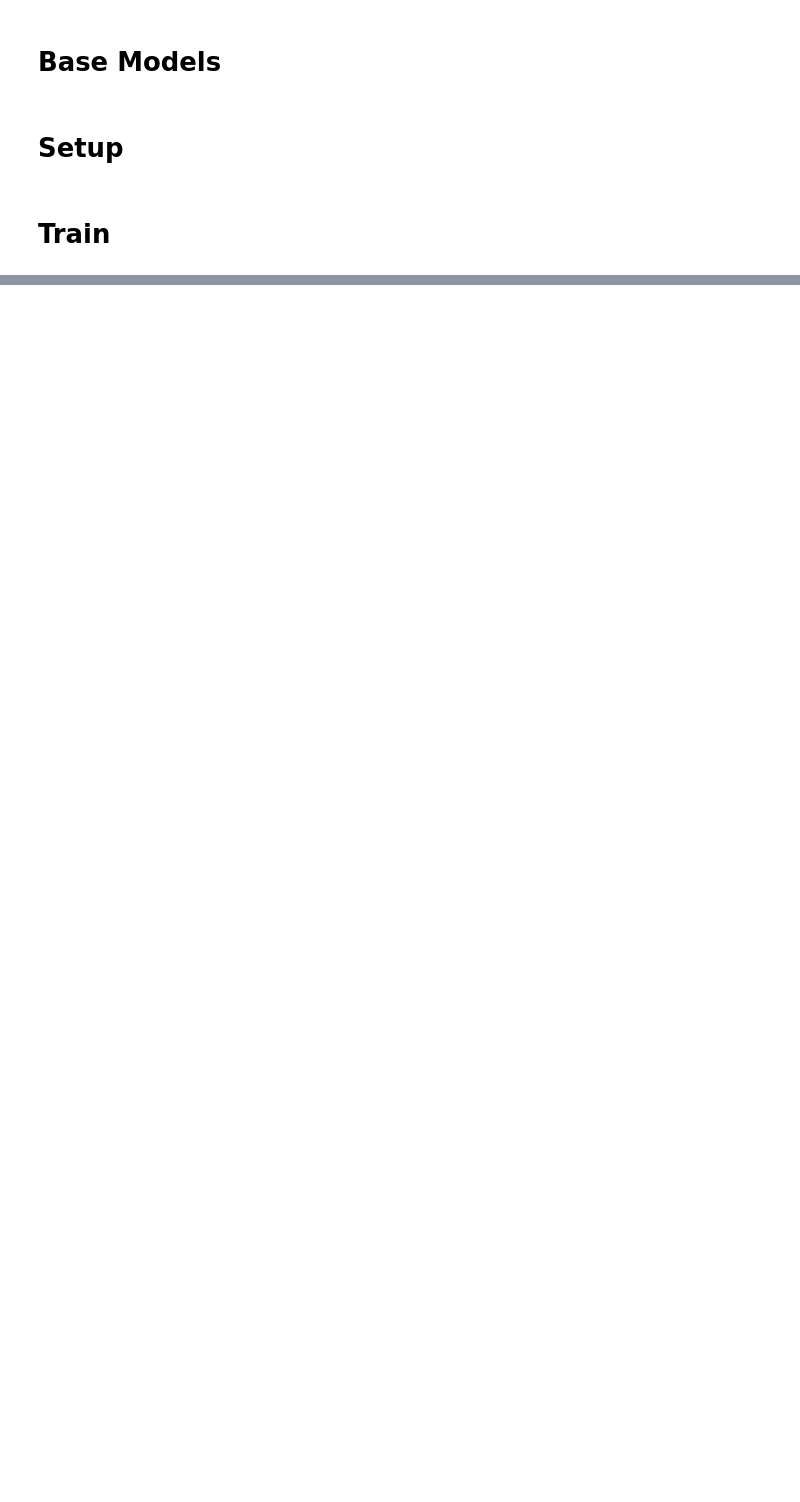
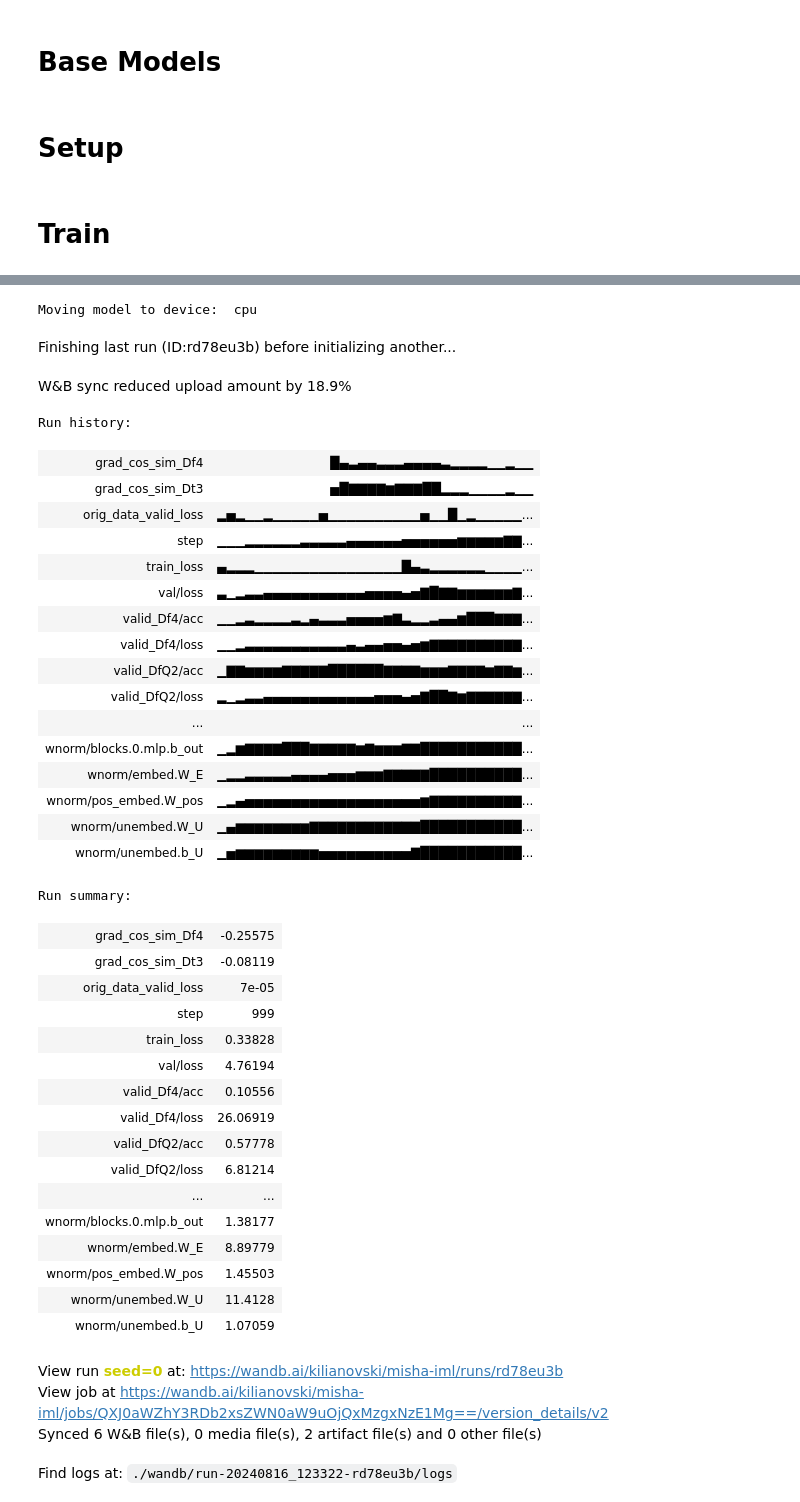
Before and after one commit to fletchel/aisc_oocl_experiments, a Jupyter notebook: notebooks/00_02_grad_alignment.ipynb, the cells around one changed output, grey strips where cells are left out. Drawn from its saved outputs; the diff is of its cells as text; code cells hidden in the pictures; blank space fills up the shorter version.

Commit message:
Clean up IML training pipeline

```diff
--- a/notebooks/00_02_grad_alignment.ipynb
+++ b/notebooks/00_02_grad_alignment.ipynb
@@ -22,6 +22,22 @@ transformer_config = dict(
     normalization_type='LN',
     attn_only=False,
 )
+# %%
+checkpoint_path = './multiplication_model.pt'
+
+
+transformer_config = dict(
+    d_vocab=512,
+    n_layers=1,
+    d_model=1024,
+    d_head=256,
+    n_heads=4,
+    d_mlp=4096,
+    n_ctx=5,
+    act_fn="relu",  # gelu?
+    normalization_type=None,
+    attn_only=False,
+)
 # %%
 from argparse import Namespace
 from dataclasses import dataclass, asdict
@@ -182,6 +196,9 @@ def count_parameters(model):
 #     noisy_label_mask = torch.tensor(list(map(lambda x: any(int(l) in noisy_labels for l in x) , tokens[:, :2])))
 #     noisy_label_mask = noisy_label_mask & (tokens[:, 0] != 242)
 #     tokens[noisy_label_mask][:, -1] = torch.randint(0, 120*2, size=(len(tokens[noisy_label_mask]),))
+# %%
+def get_weight_norms(model):
+    return {f'wnorm/{n}':p.detach().norm().item() for n,p in model.named_parameters()}
 # %%
 def train_iml(args, checkpoint_path=checkpoint_path):
     mod = DataParams.mod
@@ -456,13 +497,14 @@ def train_iml(args, checkpoint_path=checkpoint_path):
     torch.save(model.state_dict(), new_checkpoint_path)
     print(f'saved to {new_checkpoint_path}')
 # %%
-for seed in [0,1,2,3,4]:
+for seed in range(1):
     args = Namespace(
         model_path='./models/transformers/',
         # model_name='grokking_prod_120_2_0.1_attnonly_True20240709_180213.pt',
-        wandb_group_name='gradalignm_1024_1L_s1=500',
+        wandb_group_name='Luans_model',
         wandb_experiment_name=f'seed={seed}',
         saved_model_name=None,
+        log_grad_alignment_freq=50,
         seed=seed,
         save_steps=[500, 950])
 
@@ -501,0 +541,56 @@ Finishing last run (ID:xa7inev2) before initializing another...
+# %%
+for seed in range(2, 10):
+    args = Namespace(
+        model_path='./models/transformers/',
+        # model_name='grokking_prod_120_2_0.1_attnonly_True20240709_180213.pt',
+        wandb_group_name='Luans_model',
+        wandb_experiment_name=f'seed={seed}',
+        saved_model_name=None,
+        log_grad_alignment_freq=50,
+        seed=seed,
+        save_steps=[500, 950])
+
+
+    train_iml(args)
+# %% [output]
+Moving model to device:  cpu
+Finishing last run (ID:rd78eu3b) before initializing another...
+W&B sync reduced upload amount by 18.9%
+Run history:
+| grad_cos_sim_Df4 | █▄▃▄▄▃▃▃▄▄▄▄▃▂▂▂▂▁▁▂▁▁ |
+| grad_cos_sim_Dt3 | ▅█▇▇▇▇▆▇▇▇██▂▂▂▁▁▁▁▂▁▁ |
+| orig_data_valid_loss | ▂▅▂▁▁▂▁▁▁▁▁▅▁▁▁▁▁▁▁▁▁▁▅▁▁█▁▂▁▁▁▁▁... |
+| step | ▁▁▁▂▂▂▂▂▂▃▃▃▃▃▄▄▄▄▄▄▅▅▅▅▅▅▆▆▆▆▆▇▇... |
+| train_loss | ▄▂▂▂▁▁▁▁▁▁▁▁▁▁▁▁▁▁▁▁█▄▃▂▂▂▂▂▂▁▁▁▁... |
+| val/loss | ▃▁▂▃▃▄▄▄▄▄▄▄▄▄▄▄▅▅▅▅▄▅▇█▇▇▆▆▆▆▆▆▇... |
+| valid_Df4/acc | ▁▁▂▃▂▂▂▂▃▂▄▃▃▃▅▅▅▅▆▇▃▂▂▃▄▄▆███▇▇▇... |
+| valid_Df4/loss | ▁▁▂▃▃▃▃▃▃▃▃▃▃▃▄▃▄▄▅▅▄▅▆▇▇▇▇▇▇▇▇▇▇... |
+| valid_DfQ2/acc | ▁▇▇▆▆▆▆▇▇▇▇▇██████▇▇▇▇▆▆▆▇▇▇▇▆▇▇▆... |
+| valid_DfQ2/loss | ▂▁▂▃▃▄▄▄▄▄▄▄▄▄▄▄▄▅▅▅▄▅▇██▇▆▇▇▇▇▇▇... |
+| ... | ... |
+| wnorm/blocks.0.mlp.b_out | ▁▂▆▇▇▇▇███▇▇▇▇▇▆▇▆▆▆▇▇███████████... |
+| wnorm/embed.W_E | ▁▂▂▃▃▃▃▃▄▄▄▄▅▅▅▆▆▆▇▇▇▇▇██████████... |
+| wnorm/pos_embed.W_pos | ▁▂▄▅▅▅▅▅▅▅▅▅▅▅▅▅▅▅▅▅▅▅▆▇▇▇▇▇▇▇▇▇▇... |
+| wnorm/unembed.W_U | ▁▄▆▆▆▆▆▆▆▆▇▇▇▇▇▇▇▇▇▇▇▇███████████... |
+| wnorm/unembed.b_U | ▁▅▆▆▆▆▆▆▆▆▆▅▅▅▅▅▅▅▅▅▅▇███████████... |
+Run summary:
+| grad_cos_sim_Df4 | -0.25575 |
+| grad_cos_sim_Dt3 | -0.08119 |
+| orig_data_valid_loss | 7e-05 |
+| step | 999 |
+| train_loss | 0.33828 |
+| val/loss | 4.76194 |
+| valid_Df4/acc | 0.10556 |
+| valid_Df4/loss | 26.06919 |
+| valid_DfQ2/acc | 0.57778 |
+| valid_DfQ2/loss | 6.81214 |
+| ... | ... |
+| wnorm/blocks.0.mlp.b_out | 1.38177 |
+| wnorm/embed.W_E | 8.89779 |
+| wnorm/pos_embed.W_pos | 1.45503 |
+| wnorm/unembed.W_U | 11.4128 |
+| wnorm/unembed.b_U | 1.07059 |
+View run seed=0 at: https://wandb.ai/kilianovski/misha-iml/runs/rd78eu3b
+View job at https://wandb.ai/kilianovski/misha-iml/jobs/QXJ0aWZhY3RDb2xsZWN0aW9uOjQxMzgxNzE1Mg==/version_details/v2
+Synced 6 W&B file(s), 0 media file(s), 2 artifact file(s) and 0 other file(s)
+Find logs at: ./wandb/run-20240816_123322-rd78eu3b/logs
```
Also changed, not shown: parts of 5 cells of this notebook, 14 other files.
